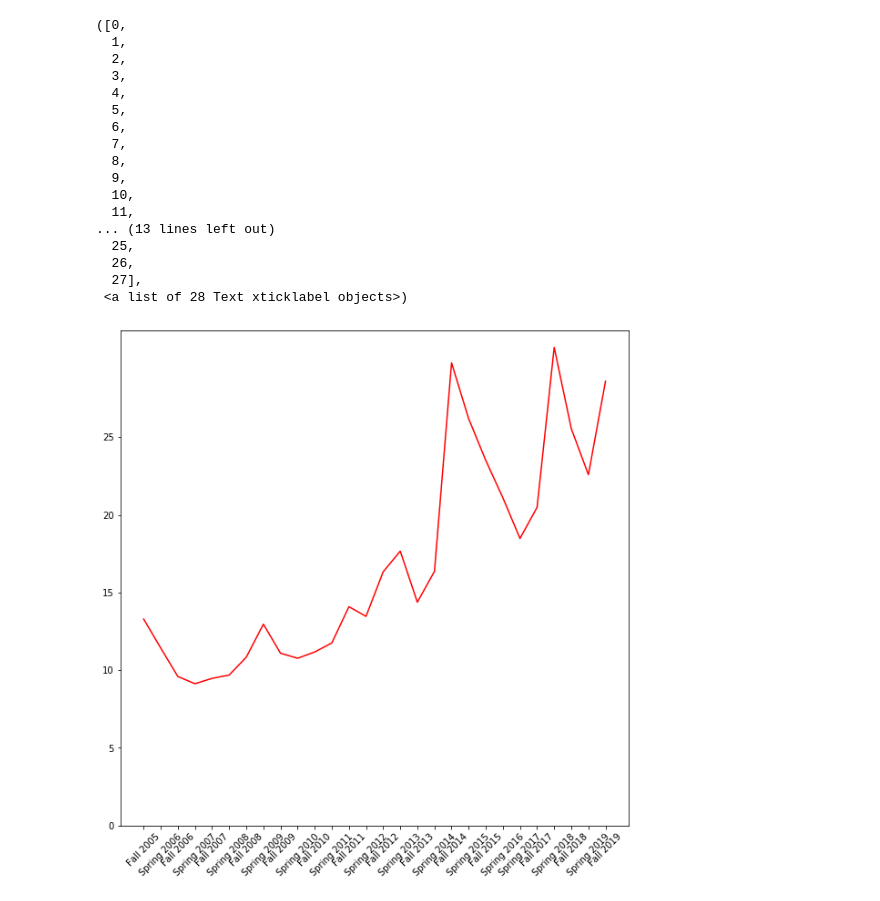
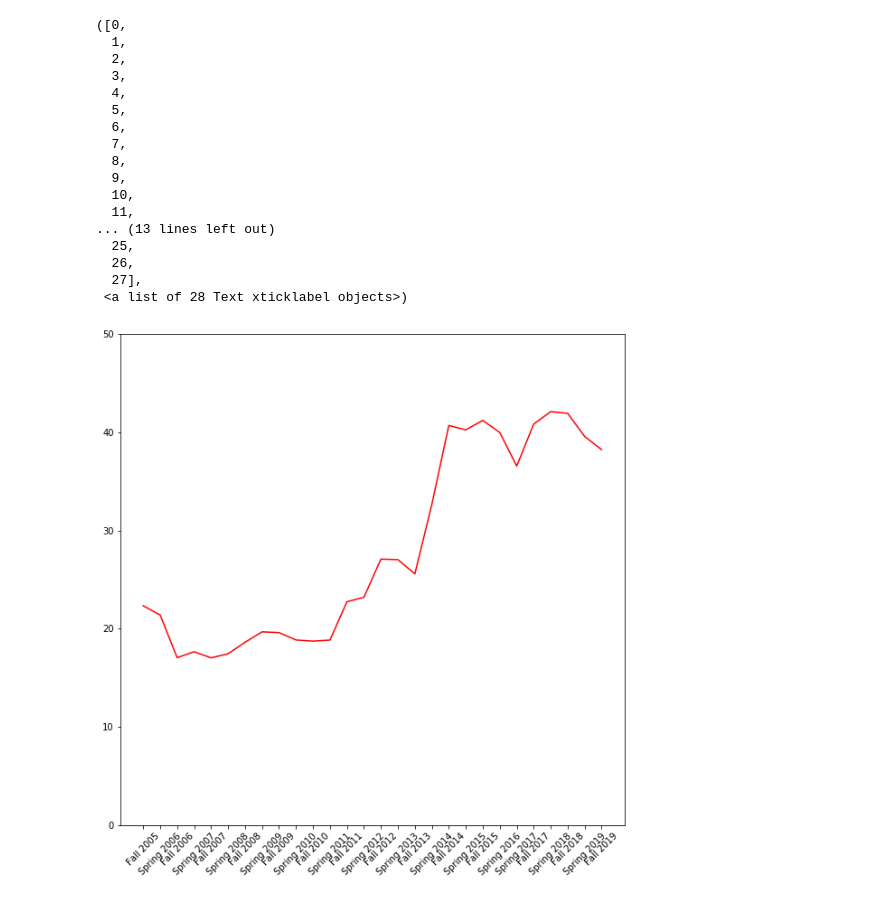
Before and after one commit to Tcbowen/CSE-184, a Jupyter notebook: 184_project/SF State/Sf state data.ipynb, the cells around one changed output. Saved outputs shown, nothing was run; the diff lists cells and outputs as text; code cells hidden in the pictures.

```diff
--- a/184_project/SF State/Sf state data.ipynb
+++ b/184_project/SF State/Sf state data.ipynb
@@ -1,7 +1,7 @@
 # %%
 import pandas as pd
 import matplotlib.pyplot as plt
-Location = r'C:\Users\tomb3\Desktop\SF_State_Data.csv'
+Location = r'C:\Users\tomb3\Desktop\SF State\SF_State_Data_2.csv'
 df = pd.read_csv(Location)
 Quat = {"Fall": .8, "Spring":.4}
 def term_to_num(x):
@@ -15,3 +15,5 @@ def course_to_num(x):
         return 0
 df['Course_num'] = df['Course_Name'].apply(course_to_num)
 undergrad = df.query('Course_num<700')
+lower_div = undergrad.query('Course_num<99' and 'Course_num<299')
+upper_div = undergrad.query('Course_num<699'and 'Course_num>299')
@@ -37,5 +20,5 @@ undergrad = df.query('Course_num<700')
 # %%
-df_means = df.groupby('term').mean()
+df_means = undergrad.groupby('term').mean()
 df_means
 df_means = df_means.sort_values(by = 'term_num')
 df_means
@@ -43,26 +26,26 @@ df_means['open'] = df_means['total_Seats'] - df_means['enrolled']
 # %%
 fig = plt.figure(figsize=(10,10))
 ax1 = fig.add_subplot(1, 1, 1)
 ax1.plot(df_means['enrolled'], alpha = 1, color = 'r')
-ticks = ax1.set_yticks([0, 5, 10, 15, 20, 25])
+ticks = ax1.set_yticks([0, 10, 20, 30, 40, 50])
 plt.xticks(rotation=45)
 # %% [output]
 ([0,
   1,
   2,
   3,
   4,
   5,
   6,
   7,
   8,
   9,
   10,
   11,
 ... (13 lines left out)
   25,
   26,
   27],
  <a list of 28 Text xticklabel objects>)
-[figure, old version]
+[figure, new version]
 # %%
```
Also changed, not shown: parts of 10 cells of this notebook, 3 other files.
